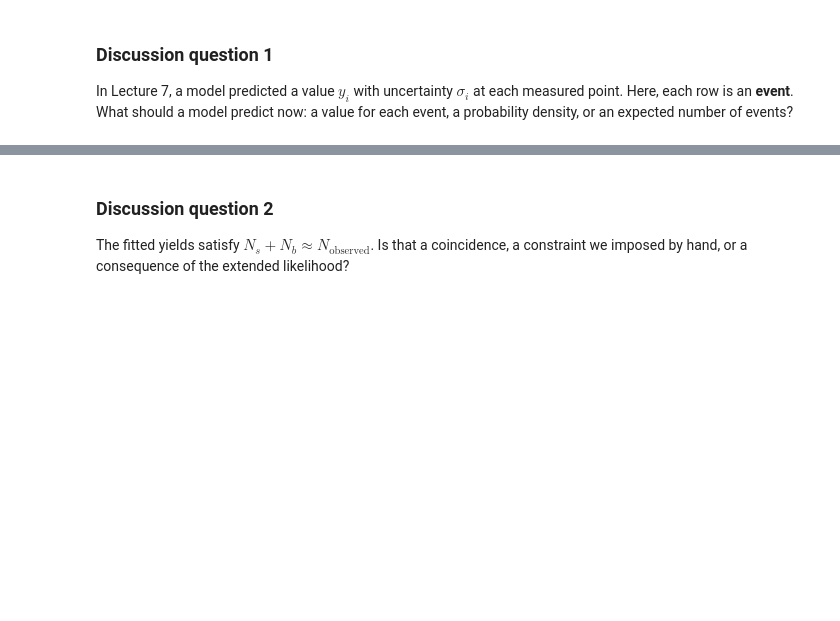
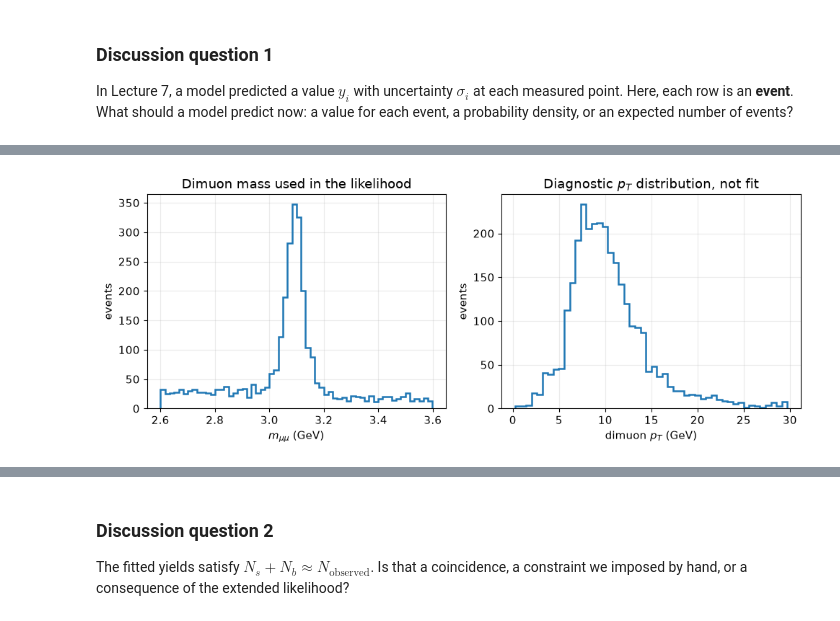
Before and after one commit to jrstevenjlab/gradcompphys, a Jupyter notebook: lectures/lecture08_9_22_26_bootstrap_jackknife_uncertainty.ipynb, the cells around one changed output, grey strips where cells are left out. Cells and saved outputs as stored; diff of their text form; code cells hidden in the pictures; blank space fills up the shorter version.

```diff
--- a/lectures/lecture08_9_22_26_bootstrap_jackknife_uncertainty.ipynb
+++ b/lectures/lecture08_9_22_26_bootstrap_jackknife_uncertainty.ipynb
@@ -119,18 +113,19 @@ pd.DataFrame([
 # %%
 MASS_RANGE = (2.6, 3.6)
-PT_RANGE = (0.0, 30.0)
 
 fig, axes = plt.subplots(1, 2, figsize=(10, 4))
 axes[0].hist(analysis_data["dimuon_mass_GeV"], bins=60, histtype="step", lw=1.8)
 axes[0].set_xlabel(r"$m_{\mu\mu}$ (GeV)")
 axes[0].set_ylabel("events")
-axes[0].set_title("Dimuon mass near the J/psi region")
+axes[0].set_title("Dimuon mass used in the likelihood")
 
 axes[1].hist(analysis_data["dimuon_pt_GeV"], bins=50, histtype="step", lw=1.8)
 axes[1].set_xlabel(r"dimuon $p_T$ (GeV)")
 axes[1].set_ylabel("events")
-axes[1].set_title("Dimuon transverse momentum")
+axes[1].set_title(r"Diagnostic $p_T$ distribution, not fit")
 fig.tight_layout()
+# %% [output]
+[figure, added]
 # %% [markdown]
 # Part 2: From Gaussian $\chi^2$ to Poisson likelihoods
 
```
Also changed, not shown: parts of 33 cells of this notebook, 2 other files.
